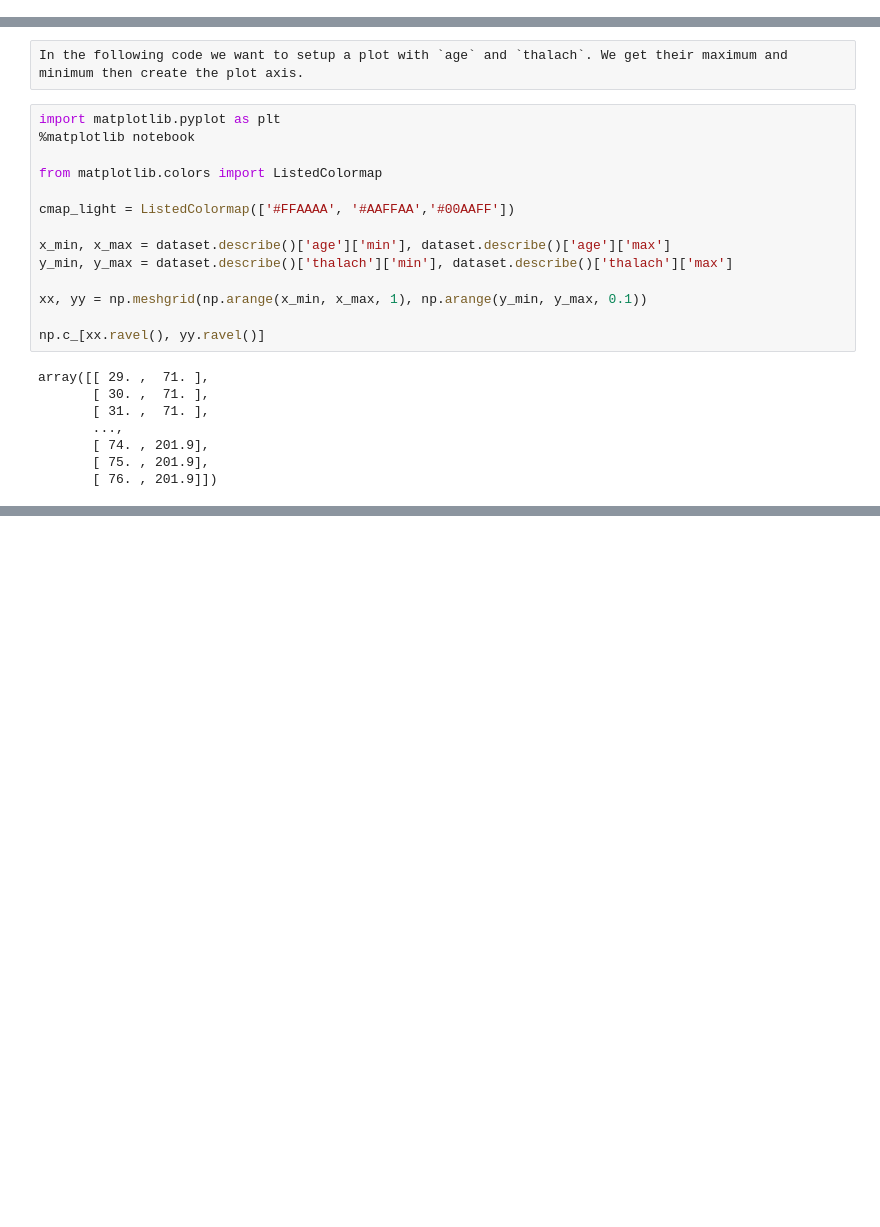
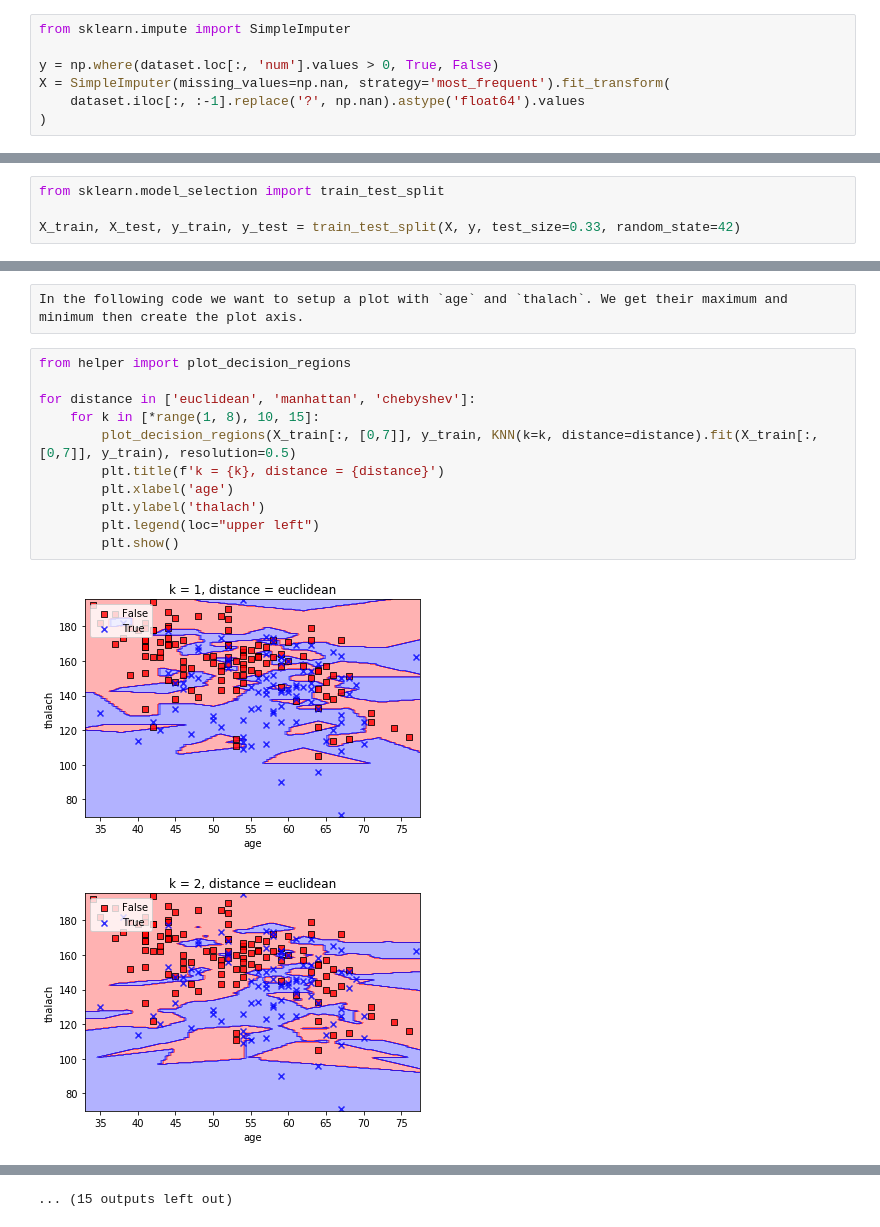
Before and after one commit to 9231058/ML-Homework, a Jupyter notebook: HW-2/p1/P1.ipynb, the cells around one changed output, grey strips where cells are left out. Cells and saved outputs as stored; diff of their text form; blank space fills up the shorter version.

```diff
--- a/HW-2/p1/P1.ipynb
+++ b/HW-2/p1/P1.ipynb
@@ -45,2 +57,9 @@ attempting to distinguish presence (values 1,2,3,4) from absence (value
+# %%
+from sklearn.impute import SimpleImputer
+
+y = np.where(dataset.loc[:, 'num'].values > 0, True, False)
+X = SimpleImputer(missing_values=np.nan, strategy='most_frequent').fit_transform(
+    dataset.iloc[:, :-1].replace('?', np.nan).astype('float64').values
+)
 # %% [markdown]
 In the following section we are creating the `train_set` and `test_set` from the given dataset.
@@ -68,0 +66,4 @@ for _, d in test_set.iterrows():
+# %%
+from sklearn.model_selection import train_test_split
+
+X_train, X_test, y_train, y_test = train_test_split(X, y, test_size=0.33, random_state=42)
@@ -284,24 +127,16 @@ accuracy: 0.7326732673267327
 # %% [raw]
 In the following code we want to setup a plot with `age` and `thalach`. We get their maximum and minimum then create the plot axis.
-# %%
-import matplotlib.pyplot as plt
-%matplotlib notebook
-
-from matplotlib.colors import ListedColormap
-
-cmap_light = ListedColormap(['#FFAAAA', '#AAFFAA','#00AAFF'])
-
-x_min, x_max = dataset.describe()['age']['min'], dataset.describe()['age']['max']
-y_min, y_max = dataset.describe()['thalach']['min'], dataset.describe()['thalach']['max']
-
-xx, yy = np.meshgrid(np.arange(x_min, x_max, 1), np.arange(y_min, y_max, 0.1))
-
-np.c_[xx.ravel(), yy.ravel()]
-# %% [output]
-array([[ 29. ,  71. ],
-       [ 30. ,  71. ],
-       [ 31. ,  71. ],
-       ...,
-       [ 74. , 201.9],
-       [ 75. , 201.9],
-       [ 76. , 201.9]])
+# %%
+from helper import plot_decision_regions
+
+for distance in ['euclidean', 'manhattan', 'chebyshev']:
+    for k in [*range(1, 8), 10, 15]:
+        plot_decision_regions(X_train[:, [0,7]], y_train, KNN(k=k, distance=distance).fit(X_train[:, [0,7]], y_train), resolution=0.5)
+        plt.title(f'k = {k}, distance = {distance}')
+        plt.xlabel('age')
+        plt.ylabel('thalach')
+        plt.legend(loc="upper left")
+        plt.show()
+# %% [output]
+[figure, added]
+[figure, added]
@@ -307,0 +153 @@ array([[ 29. ,  71. ],
+... (15 outputs left out)
```
Also changed, not shown: parts of 11 cells of this notebook.
